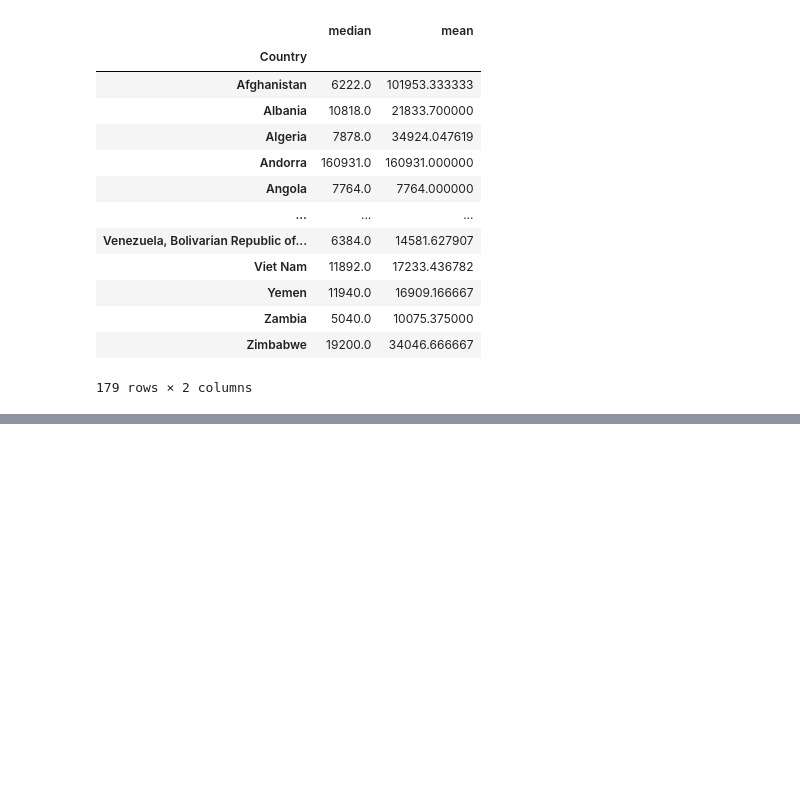
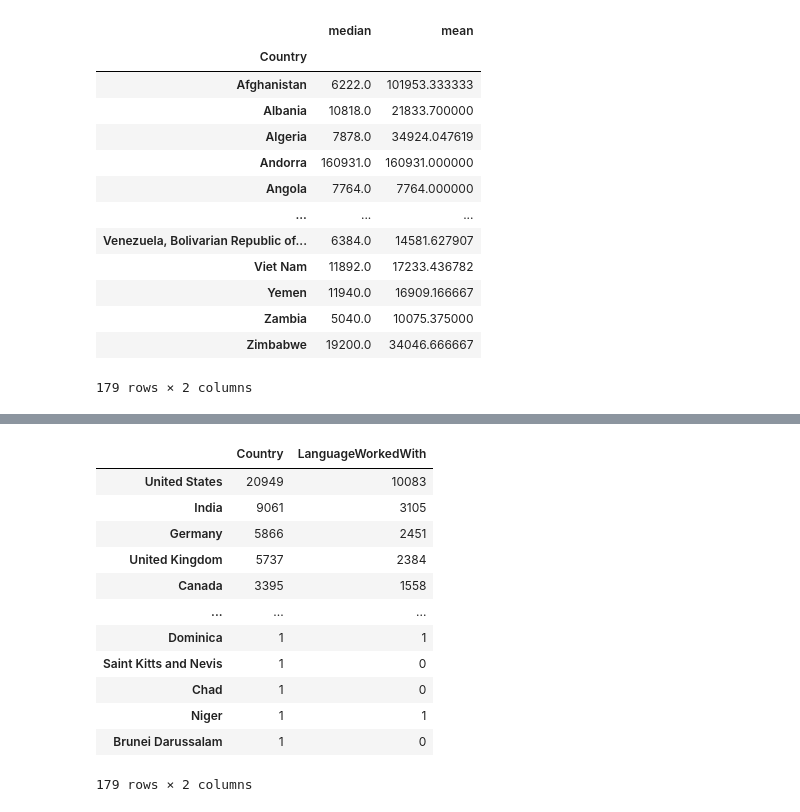
Before and after one commit to kki4504/Jupyter_notebook, a Jupyter notebook: pandas_grouping_aggregating.ipynb, the cells around one changed output, grey strips where cells are left out. Saved outputs shown, nothing was run; the diff lists cells and outputs as text; code cells hidden in the pictures; blank space fills up the shorter version.

```diff
--- a/pandas_grouping_aggregating.ipynb
+++ b/pandas_grouping_aggregating.ipynb
@@ -449,0 +578,2 @@ country_grp['ConvertedComp'].agg(['median', 'mean'])
+# %%
+country_respondents = df['Country'].value_counts()
@@ -449,0 +595,2 @@ country_grp['ConvertedComp'].agg(['median', 'mean'])
+# %%
+country_python_uses =  country_grp['LanguageWorkedWith'].apply(lambda x : x.str.contains('Python').sum())
@@ -449,0 +616,18 @@ country_grp['ConvertedComp'].agg(['median', 'mean'])
+# %%
+concat_df = pd.concat([country_respondents, country_python_uses], axis='columns')
+# %%
+concat_df
+# %% [output]
+|  | Country | LanguageWorkedWith |
+| United States | 20949 | 10083 |
+| India | 9061 | 3105 |
+| Germany | 5866 | 2451 |
+| United Kingdom | 5737 | 2384 |
+| Canada | 3395 | 1558 |
+| ... | ... | ... |
+| Dominica | 1 | 1 |
+| Saint Kitts and Nevis | 1 | 0 |
+| Chad | 1 | 0 |
+| Niger | 1 | 1 |
+| Brunei Darussalam | 1 | 0 |
+179 rows × 2 columns
```
Also changed, not shown: parts of 22 cells of this notebook.
